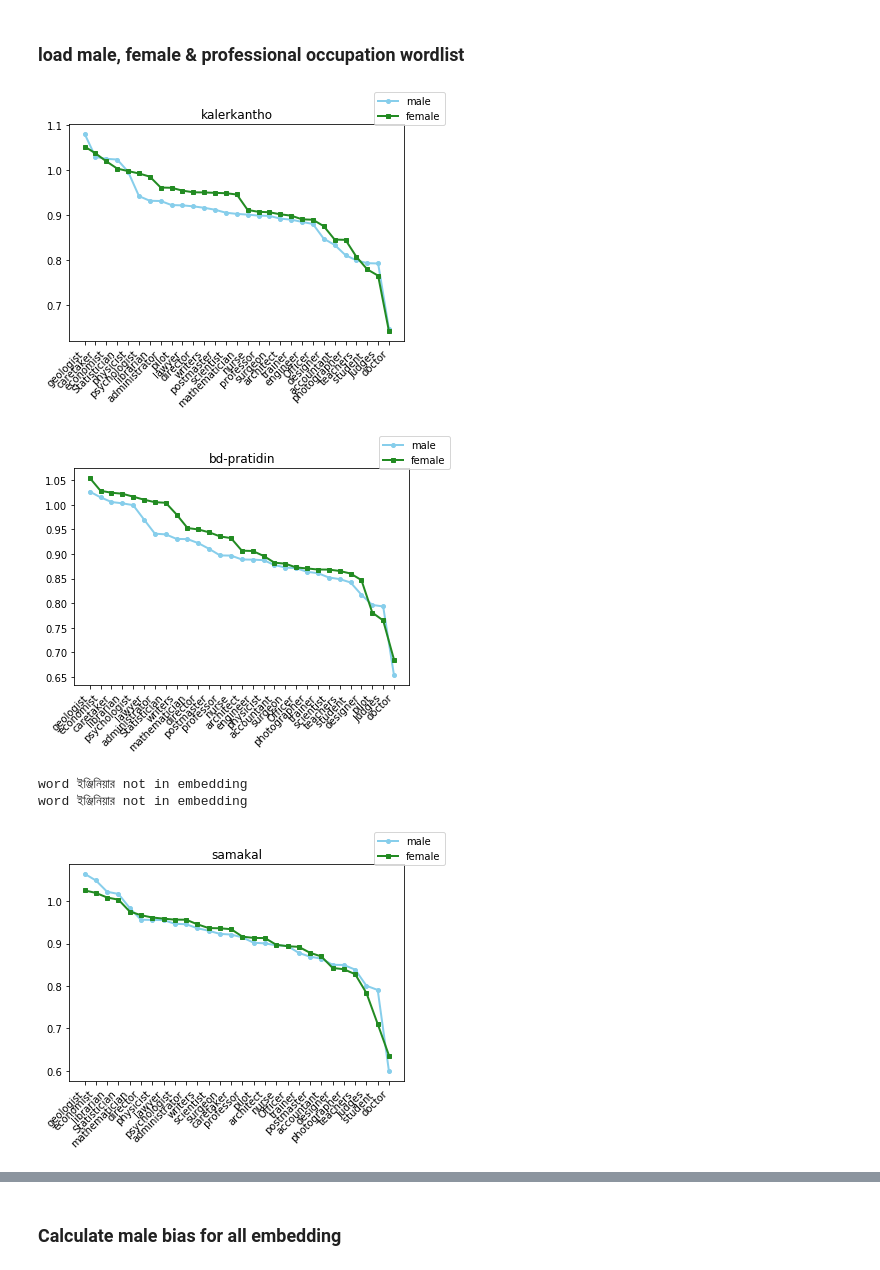
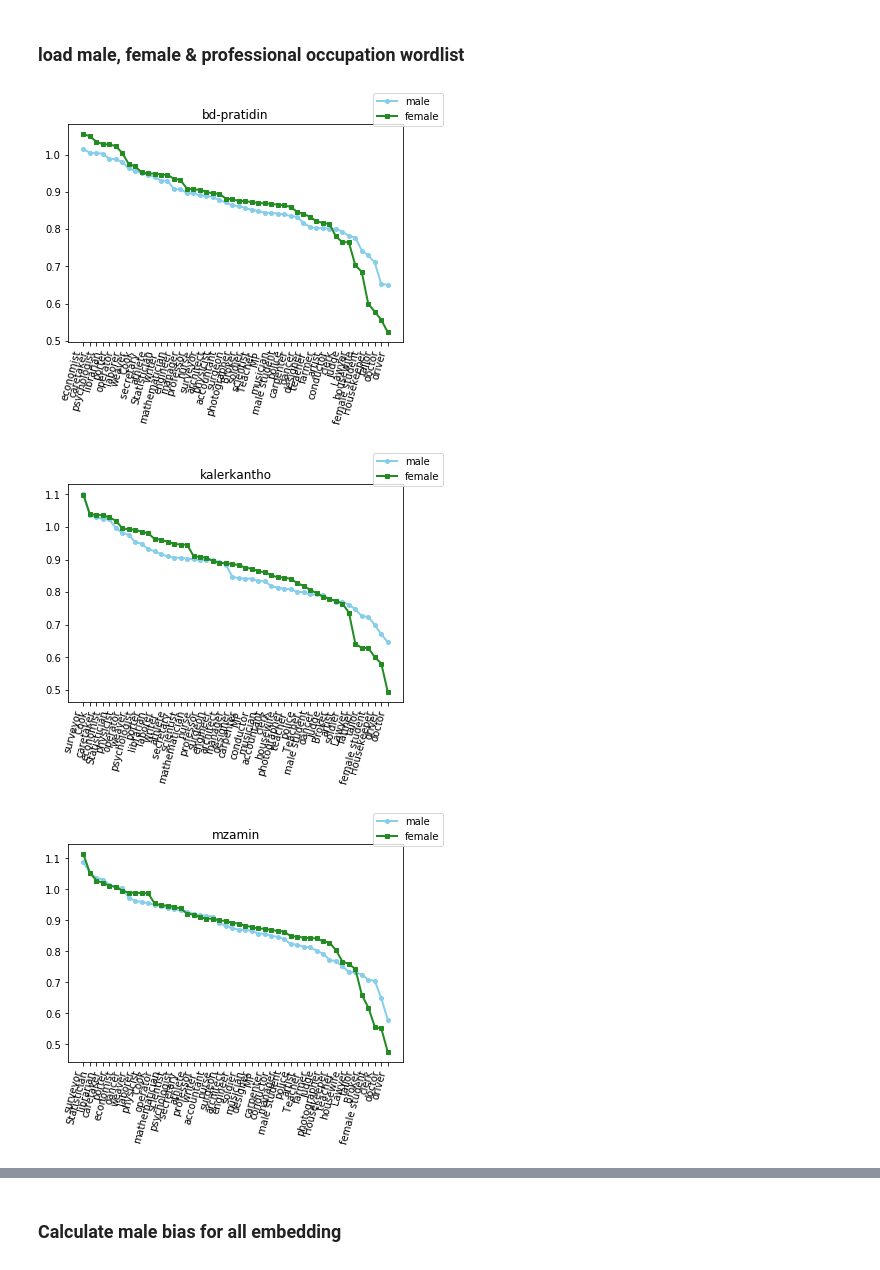
Before and after one commit to facevoid/newspaper-biasness-analysis, a Jupyter notebook: male_female_biasness_calculation.ipynb, the cells around one changed output, grey strips where cells are left out. Drawn from its saved outputs; the diff is of its cells as text; code cells hidden in the pictures.

```diff
--- a/male_female_biasness_calculation.ipynb
+++ b/male_female_biasness_calculation.ipynb
@@ -27,21 +29,20 @@ calculate_association_distance.set_target_word_groups(target_word_groups=target_
 calculate_association_distance.set_reference_word_groups(reference_word_groups=reference_groups, reference_group_labels=reference_group_labels)
 # %%
 association_dict = {}
-model_dir = '../newspaper_biasness_analysis/models/newspaper-wise/txt/'
+model_dir = '../newspaper_embedding/models/newspaper-wise/txt/'
 filenames = glob.glob(model_dir + '*txt')
+# print(filenames)
 for filename in filenames:
     newspaper_name = filename.split('/')[-1].split('_')[0]
     target_wise_association_for_this_paper = {}
     model = KeyedVectors.load_word2vec_format(filename, binary=False)
     target_wise_association_for_this_paper = calculate_association_distance.get_association_for_provided_embedding(model=model)
     association_dict[newspaper_name] = target_wise_association_for_this_paper
 
     get_association_subplot(target_wise_association_for_this_paper=target_wise_association_for_this_paper, b2e_dict = b2e_dict, title= newspaper_name)
 
 # print(association_dict)
 # %% [output]
-[figure, old version]
+[figure, new version]
-[figure, old version]
+[figure, new version]
-word ইঞ্জিনিয়ার not in embedding
-word ইঞ্জিনিয়ার not in embedding
-[figure, old version]
+[figure, new version]
```
Also changed, not shown: parts of 6 cells of this notebook, 11 other files.
